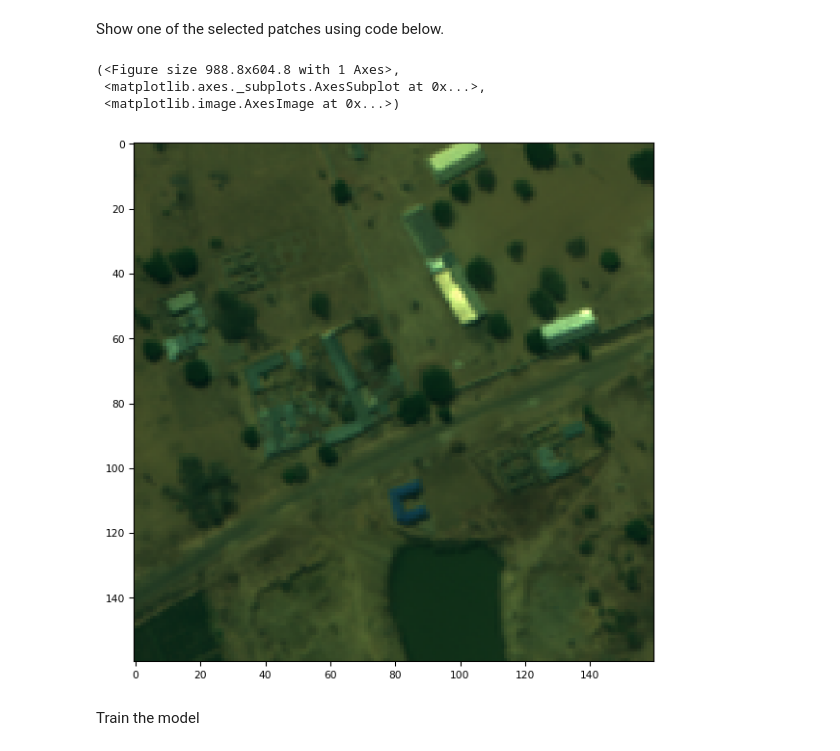
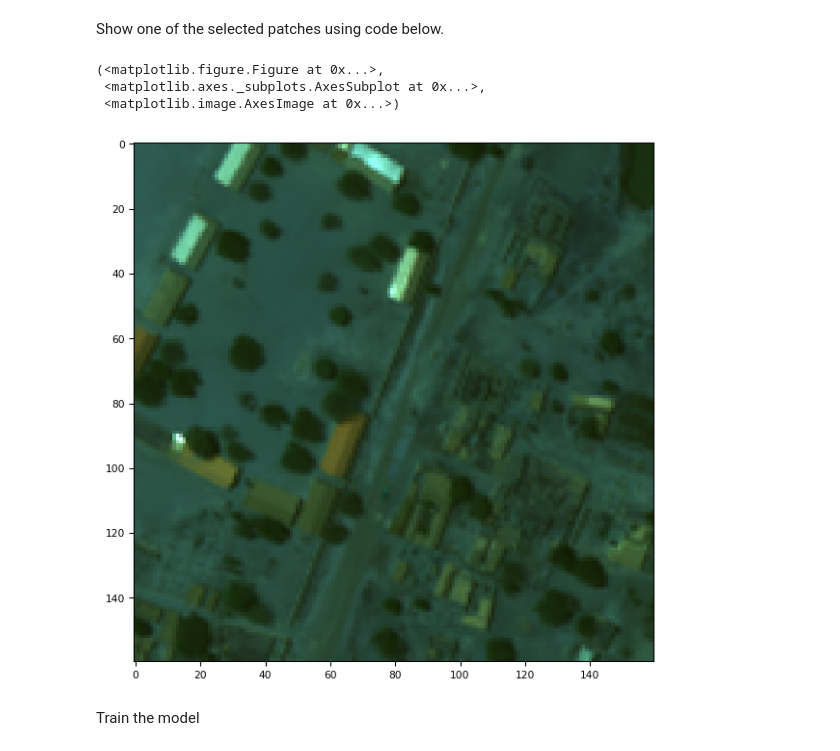
Before and after one commit to scottshepard/MScA, a Jupyter notebook: 32017/Image Segmentation/MScA_32017_ImageSegmentation3_UNetSimple.ipynb, the cells around one changed output. Saved outputs shown, nothing was run; the diff lists cells and outputs as text; code cells hidden in the pictures.

```diff
--- a/32017/Image Segmentation/MScA_32017_ImageSegmentation3_UNetSimple.ipynb
+++ b/32017/Image Segmentation/MScA_32017_ImageSegmentation3_UNetSimple.ipynb
@@ -239,8 +254,8 @@ The reason is: all weights in the model are only randomly initialized, but not t
 For simplicity use for training only one satellite image and split it between train (75% of the image) and validation (25%).
 # %%
 id = '22'
-img = tiff.imread('data/mband/{}.tif'.format(id))  # read mband image
-mask = tiff.imread('data/gt_mband/{}.tif'.format(id)) / 255  # read mask and normalize it
+img = tiff.imread(os.path.expanduser('~/Datasets/32017/data/mband/{}.tif'.format(id)))  # read mband image
+mask = tiff.imread(os.path.expanduser('~/Datasets/32017/data/gt_mband/{}.tif'.format(id))) / 255  # read mask and normalize it
 # %% [markdown]
 Normalize the image using *'normalize()'*, split it into train and test and change the shape to Keras default.
 # %%
@@ -295,23 +310,48 @@ The following function `get_rand_patch()` picks random patch from an image and c
 Then function `get_patches()` resamples patches from the image.
 # %%
 import random
+
+def rand_rot(img, msk):
+    """
+    Given an image and a mask, randomly augment the data by either
+    1. Transpose
+    2. Flip about x-axis
+    3. Flip about y-axis
+    4. Transpose then flip about x
+    5. Transpose then flip about y
+    The mask and the image must be augmened in the same way
+    """
+    i = random.randint(0, 3)
+    if i == 0:
+        img_rot = img.transpose(1,0,2)
+        msk_rot = msk.transpose(1,0,2)
+    elif i == 1:
+        img_rot = img[:,::-1,:]
+        msk_rot = msk[:,::-1,:]
+    elif i == 2:
+        img_rot = img[::-1,:,:]
+        msk_rot = msk[::-1,:,:]
+    elif i == 3:
+        img_rot = img.transpose(1,0,2)[:,::-1,:]
+        msk_rot = msk.transpose(1,0,2)[:,::-1,:]
+    elif i == 4:
+        img_rot = img.transpose(1,0,2)[::-1,:,:]
+        msk_rot = msk.transpose(1,0,2)[::-1,:,:]
+    return img_rot, msk_rot
 
 def get_rand_patch(img, mask, sz=160):
     """
     :param img: ndarray with shape (x_sz, y_sz, num_channels)
-    :param mask: ndarray with shape (x_sz, y_sz, num_classes)
+    :param mask: binary ndarray with shape (x_sz, y_sz, num_classes)
     :param sz: size of random patch
     :return: patch with shape (sz, sz, num_channels)
     """
-    assert len(img.shape) == 3 and img.shape[0] > sz \
-    and img.shape[1] > sz \
-    and img.shape[0:2] == mask.shape[0:2]
-
+    assert len(img.shape) == 3 and img.shape[0] > sz and img.shape[1] > sz and img.shape[0:2] == mask.shape[0:2]
     xc = random.randint(0, img.shape[0] - sz)
     yc = random.randint(0, img.shape[1] - sz)
     patch_img = img[xc:(xc + sz), yc:(yc + sz)]
     patch_mask = mask[xc:(xc + sz), yc:(yc + sz)]
-    return patch_img, patch_mask
+    return rand_rot(patch_img, patch_mask)
 
 
 def get_patches(img, mask, n_patches, sz=160):
@@ -337,14 +377,15 @@ Generated 50 patches
 # %% [markdown]
 Show one of the selected patches using code below.
 # %%
-p = x_train[88][:,:,(4,2,1)] # select RGB channels
+#p = x_train[88].transpose([1,0,2])[:,:,(1,2,4)] # select RGB channels
+p = x_train[88][:,:,(1,2,4)] # select RGB channels
 p -= p.min() # make values positive
 tiff.imshow(p)  # plot only RGB channels for 88's train patch
 # %% [output]
-(<Figure size 988.8x604.8 with 1 Axes>,
+(<matplotlib.figure.Figure at 0x...>,
  <matplotlib.axes._subplots.AxesSubplot at 0x...>,
  <matplotlib.image.AxesImage at 0x...>)
-[figure, old version]
+[figure, new version]
 # %% [markdown]
 Train the model
 # %%
```
Also changed, not shown: parts of 8 cells of this notebook.
